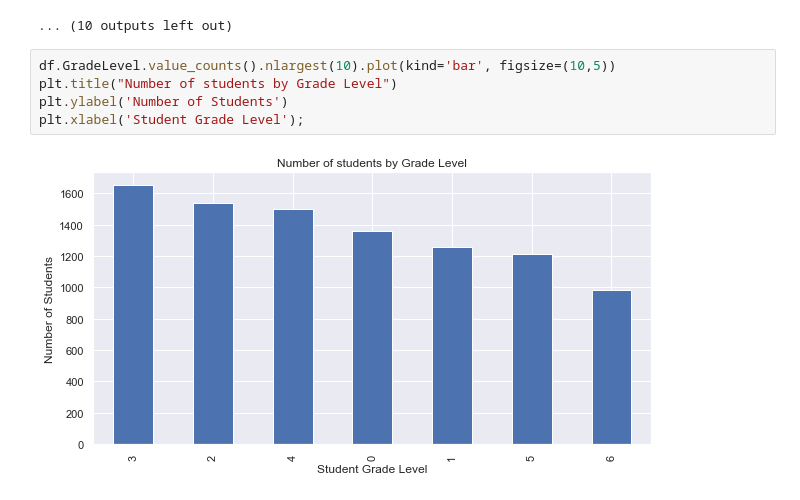
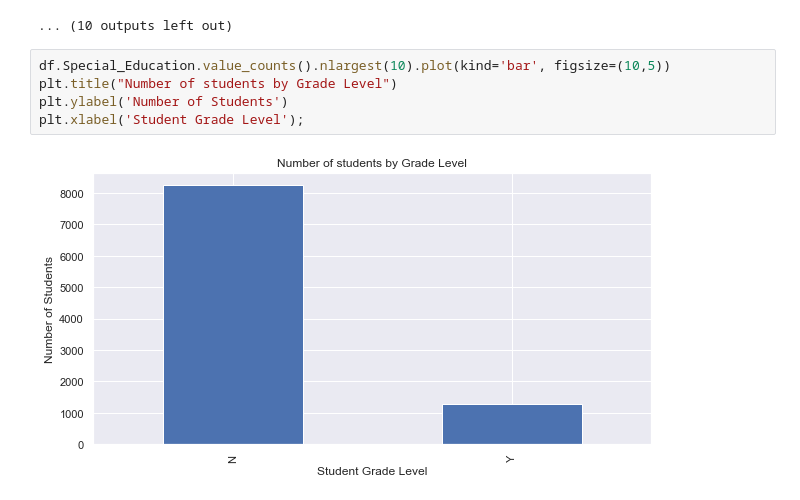
Before and after one commit to Oscar-Gil-Data/ADS-599B, a Jupyter notebook: Code Library Folder/2_EDA_LA.ipynb, the cells around one changed output. Drawn from its saved outputs; the diff is of its cells as text.

```diff
--- a/Code Library Folder/2_EDA_LA.ipynb
+++ b/Code Library Folder/2_EDA_LA.ipynb
@@ -207,9 +207,9 @@ for o in df[num_feat].columns:
 [figure]
 ... (10 outputs left out)
 # %%
-df.GradeLevel.value_counts().nlargest(10).plot(kind='bar', figsize=(10,5))
+df.Special_Education.value_counts().nlargest(10).plot(kind='bar', figsize=(10,5))
 plt.title("Number of students by Grade Level")
 plt.ylabel('Number of Students')
 plt.xlabel('Student Grade Level');
 # %% [output]
-[figure, old version]
+[figure, new version]
```
Also changed, not shown: parts of 5 cells of this notebook.
